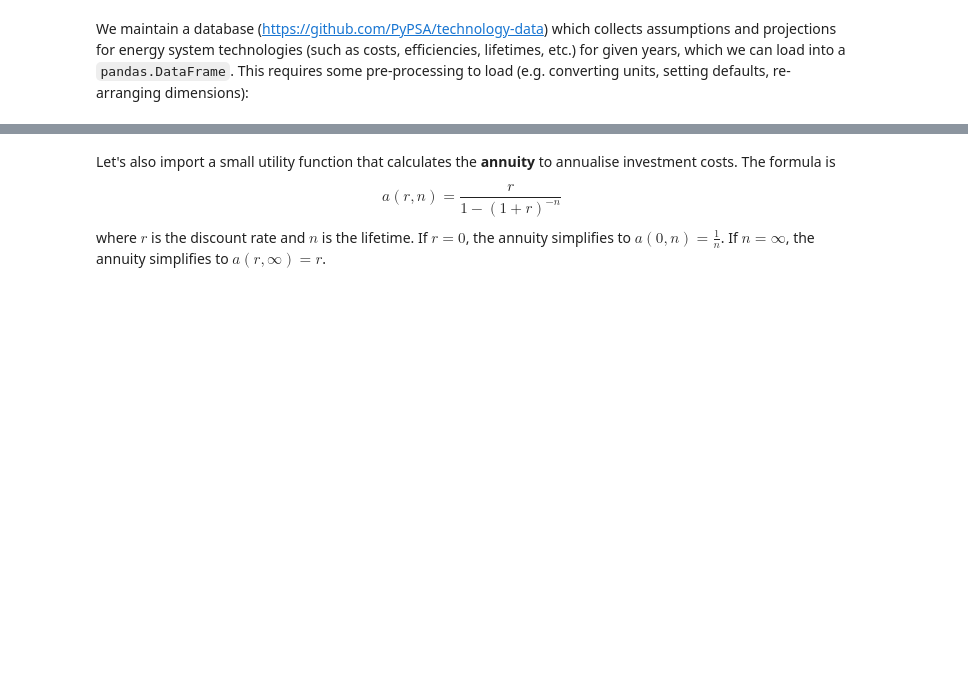
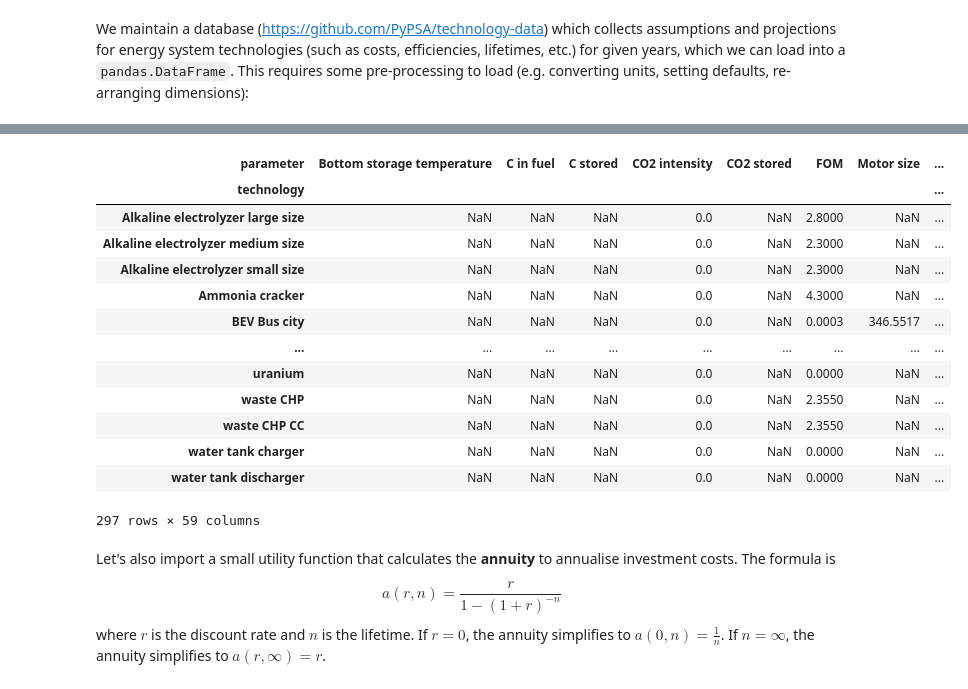
Before and after one commit to FCornielle/data-science-for-esm, a Jupyter notebook: data-science-for-esm/10-workshop-pypsa-cem.ipynb, the cells around one changed output, grey strips where cells are left out. Drawn from its saved outputs; the diff is of its cells as text; code cells hidden in the pictures; blank space fills up the shorter version.

```diff
--- a/data-science-for-esm/10-workshop-pypsa-cem.ipynb
+++ b/data-science-for-esm/10-workshop-pypsa-cem.ipynb
@@ -89,29 +151,25 @@ We maintain a database (https://github.com/PyPSA/technology-data) which collects
 # %%
-from pathlib import Path
-
-year = 2030
-url = Path("tmp") / f"costs_{year}.csv"
-costs = pd.read_csv(url, index_col=[0, 1])
-
-costs.loc[costs.unit.str.contains("/kW"), "value"] *= 1e3
-costs.unit = costs.unit.str.replace("/kW", "/MW")
-
-defaults = {
-    "FOM": 0,
-    "VOM": 0,
-    "efficiency": 1,
-    "fuel": 0,
-    "investment": 0,
-    "lifetime": 25,
-    "CO2 intensity": 0,
-    "discount rate": 0.07,
-}
-costs = costs.value.unstack().fillna(defaults)
 
 costs.at["OCGT", "fuel"] = costs.at["gas", "fuel"]
 costs.at["CCGT", "fuel"] = costs.at["gas", "fuel"]
 costs.at["OCGT", "CO2 intensity"] = costs.at["gas", "CO2 intensity"]
 costs.at["CCGT", "CO2 intensity"] = costs.at["gas", "CO2 intensity"]
+costs
+# %% [output]
+| parameter | Bottom storage temperature | C in fuel | C stored | CO2 intensity | CO2 stored | FOM | Motor size | ... |
+| technology |  |  |  |  |  |  |  | ... |
+| Alkaline electrolyzer large size | NaN | NaN | NaN | 0.0 | NaN | 2.8000 | NaN | ... |
+| Alkaline electrolyzer medium size | NaN | NaN | NaN | 0.0 | NaN | 2.3000 | NaN | ... |
+| Alkaline electrolyzer small size | NaN | NaN | NaN | 0.0 | NaN | 2.3000 | NaN | ... |
+| Ammonia cracker | NaN | NaN | NaN | 0.0 | NaN | 4.3000 | NaN | ... |
+| BEV Bus city | NaN | NaN | NaN | 0.0 | NaN | 0.0003 | 346.5517 | ... |
+| ... | ... | ... | ... | ... | ... | ... | ... | ... |
+| uranium | NaN | NaN | NaN | 0.0 | NaN | 0.0000 | NaN | ... |
+| waste CHP | NaN | NaN | NaN | 0.0 | NaN | 2.3550 | NaN | ... |
+| waste CHP CC | NaN | NaN | NaN | 0.0 | NaN | 2.3550 | NaN | ... |
+| water tank charger | NaN | NaN | NaN | 0.0 | NaN | 0.0000 | NaN | ... |
+| water tank discharger | NaN | NaN | NaN | 0.0 | NaN | 0.0000 | NaN | ... |
+297 rows × 59 columns
 # %% [markdown]
 Let's also import a small utility function that calculates the **annuity** to annualise investment costs. The formula is
 
```
Also changed, not shown: parts of 21 cells of this notebook.
